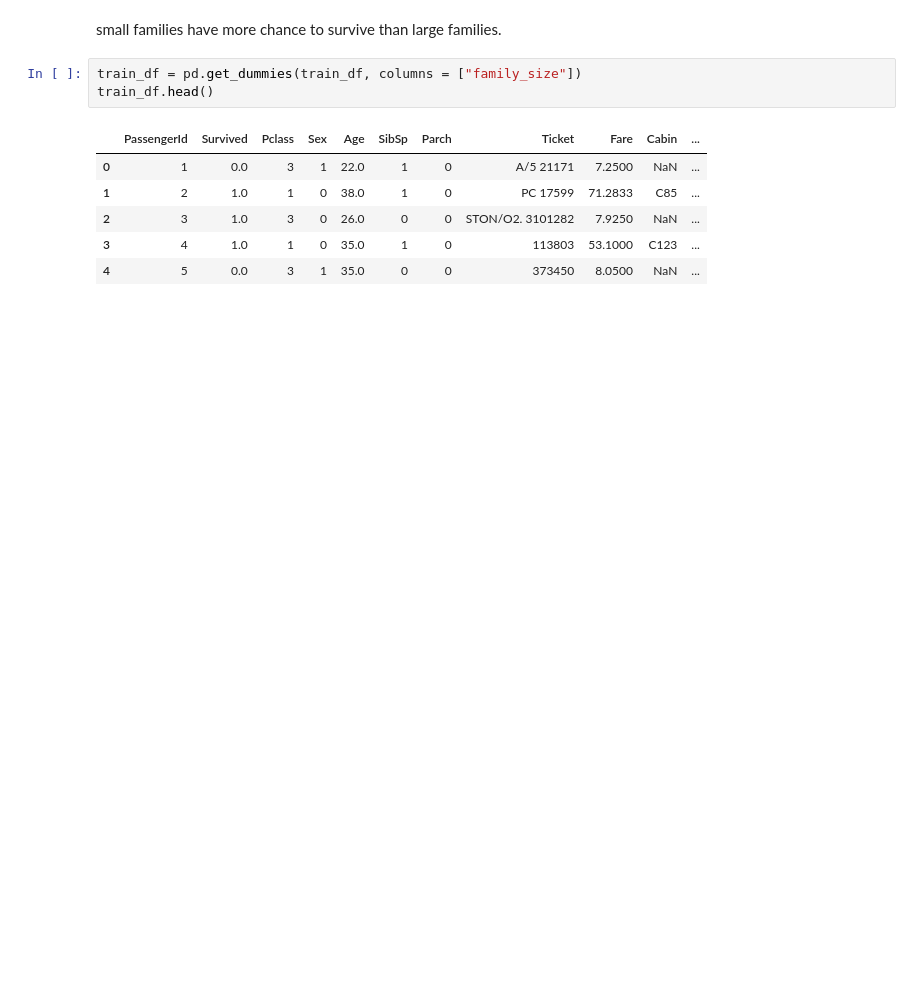
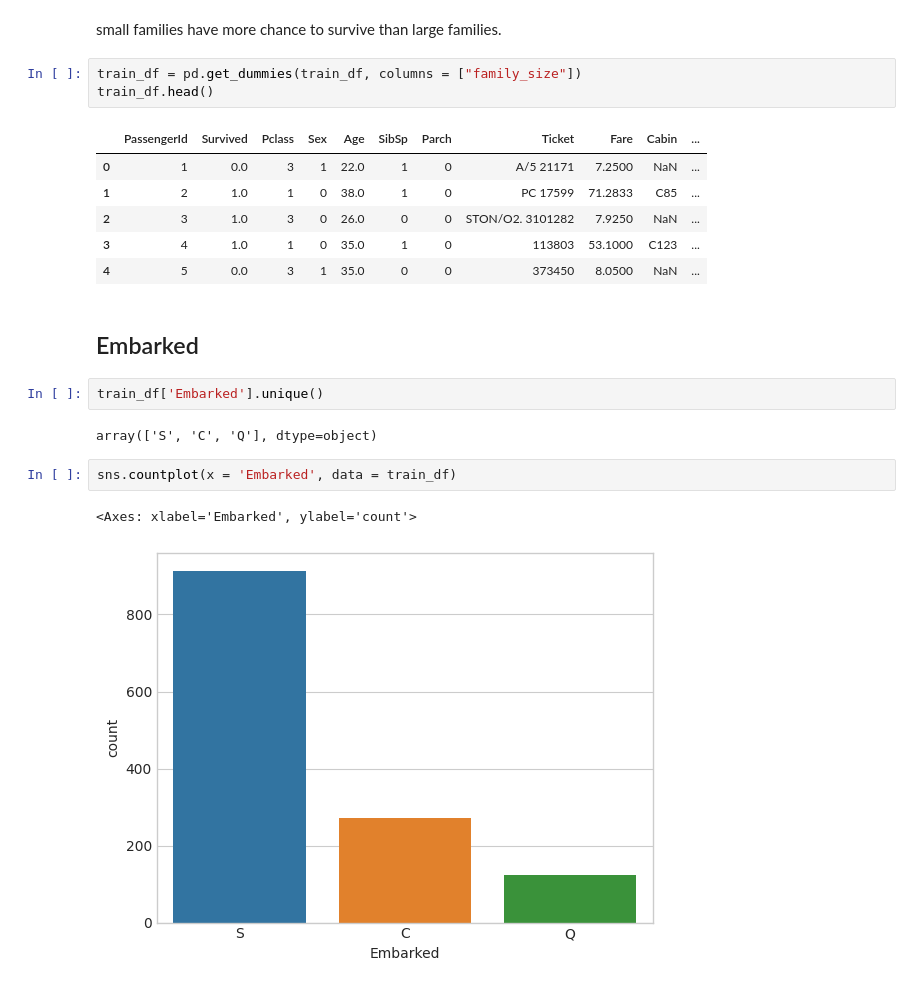
Before and after one commit to ozlem-dilek/titanic-EDA, a Jupyter notebook: titanic-eda.ipynb, the cells around one changed output. Drawn from its saved outputs; the diff is of its cells as text; blank space fills up the shorter version.

Commit message:
Kaggle Notebook | titanic-EDA | embarked

```diff
--- a/titanic-eda.ipynb
+++ b/titanic-eda.ipynb
@@ -617,3 +617,14 @@ train_df.head()
 | 2 | 3 | 1.0 | 3 | 0 | 26.0 | 0 | 0 | STON/O2. 3101282 | 7.9250 | NaN | ... |
 | 3 | 4 | 1.0 | 1 | 0 | 35.0 | 1 | 0 | 113803 | 53.1000 | C123 | ... |
 | 4 | 5 | 0.0 | 3 | 1 | 35.0 | 0 | 0 | 373450 | 8.0500 | NaN | ... |
+# %% [markdown]
+## Embarked
+# %%
+train_df['Embarked'].unique()
+# %% [output]
+array(['S', 'C', 'Q'], dtype=object)
+# %%
+sns.countplot(x = 'Embarked', data = train_df)
+# %% [output]
+<Axes: xlabel='Embarked', ylabel='count'>
+[figure, added]
```
Also changed, not shown: parts of 10 cells of this notebook.
